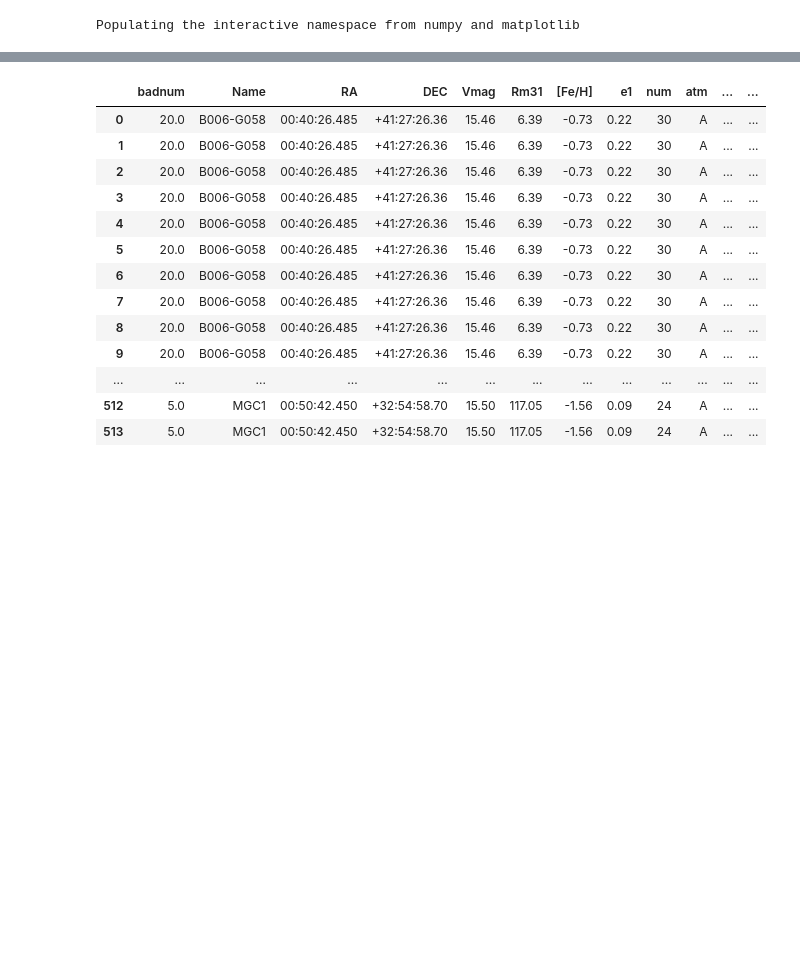
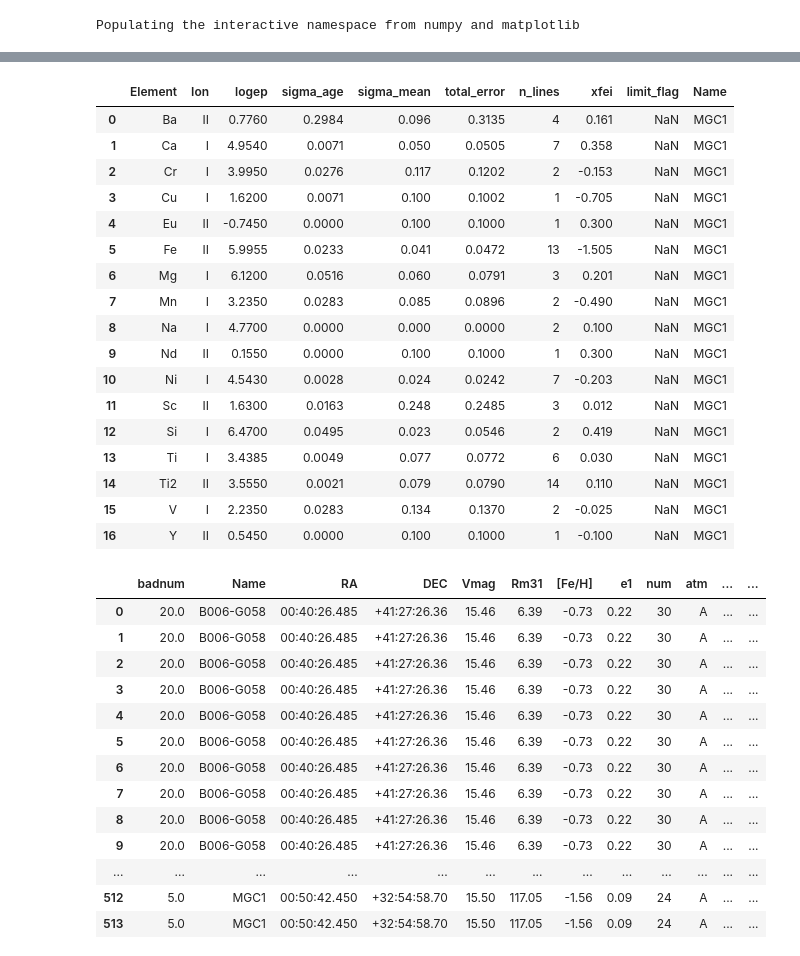
Before and after one commit to blueduck981/Globular_Clusters, a Jupyter notebook: combine_and_plot_m31.ipynb, the cells around one changed output, grey strips where cells are left out. Saved outputs shown, nothing was run; the diff lists cells and outputs as text; code cells hidden in the pictures; blank space fills up the shorter version.

Commit message:
Printing more examples

```diff
--- a/combine_and_plot_m31.ipynb
+++ b/combine_and_plot_m31.ipynb
@@ -58,14 +64,36 @@ mdatalist=[]
 # %%
 #run through the abundance file list, read the information and
 #add a column with the name of the cluster so that we can merge later
 
 for i,item in enumerate(files):
     abundtab=pd.read_table(item,sep=' ', skipinitialspace=1,names=unames,skiprows=1)
     abundtab['Name']=knames[i]
     abundtab[(abundtab['Element']=='Ti') & (abundtab['Ion']=='II')]
     #Need to distinguish between Ti I and Ti II by element, so changing Ti II
     abundtab.loc[(abundtab.Element=='Ti') & (abundtab.Ion=='II'),'Element']='Ti2'
     datalist.append(abundtab)
+
+#Example Cluster abundance File
+abundtab
+# %% [output]
+|  | Element | Ion | logep | sigma_age | sigma_mean | total_error | n_lines | xfei | limit_flag | Name |
+| 0 | Ba | II | 0.7760 | 0.2984 | 0.096 | 0.3135 | 4 | 0.161 | NaN | MGC1 |
+| 1 | Ca | I | 4.9540 | 0.0071 | 0.050 | 0.0505 | 7 | 0.358 | NaN | MGC1 |
+| 2 | Cr | I | 3.9950 | 0.0276 | 0.117 | 0.1202 | 2 | -0.153 | NaN | MGC1 |
+| 3 | Cu | I | 1.6200 | 0.0071 | 0.100 | 0.1002 | 1 | -0.705 | NaN | MGC1 |
+| 4 | Eu | II | -0.7450 | 0.0000 | 0.100 | 0.1000 | 1 | 0.300 | NaN | MGC1 |
+| 5 | Fe | II | 5.9955 | 0.0233 | 0.041 | 0.0472 | 13 | -1.505 | NaN | MGC1 |
+| 6 | Mg | I | 6.1200 | 0.0516 | 0.060 | 0.0791 | 3 | 0.201 | NaN | MGC1 |
+| 7 | Mn | I | 3.2350 | 0.0283 | 0.085 | 0.0896 | 2 | -0.490 | NaN | MGC1 |
+| 8 | Na | I | 4.7700 | 0.0000 | 0.000 | 0.0000 | 2 | 0.100 | NaN | MGC1 |
+| 9 | Nd | II | 0.1550 | 0.0000 | 0.100 | 0.1000 | 1 | 0.300 | NaN | MGC1 |
+| 10 | Ni | I | 4.5430 | 0.0028 | 0.024 | 0.0242 | 7 | -0.203 | NaN | MGC1 |
+| 11 | Sc | II | 1.6300 | 0.0163 | 0.248 | 0.2485 | 3 | 0.012 | NaN | MGC1 |
+| 12 | Si | I | 6.4700 | 0.0495 | 0.023 | 0.0546 | 2 | 0.419 | NaN | MGC1 |
+| 13 | Ti | I | 3.4385 | 0.0049 | 0.077 | 0.0772 | 6 | 0.030 | NaN | MGC1 |
+| 14 | Ti2 | II | 3.5550 | 0.0021 | 0.079 | 0.0790 | 14 | 0.110 | NaN | MGC1 |
+| 15 | V | I | 2.2350 | 0.0283 | 0.134 | 0.1370 | 2 | -0.025 | NaN | MGC1 |
+| 16 | Y | II | 0.5450 | 0.0000 | 0.100 | 0.1000 | 1 | -0.100 | NaN | MGC1 |
 # %%
 #Second, run through Milky Way files
 for i,item in enumerate(mfiles):
```
Also changed, not shown: parts of 2 cells of this notebook.
